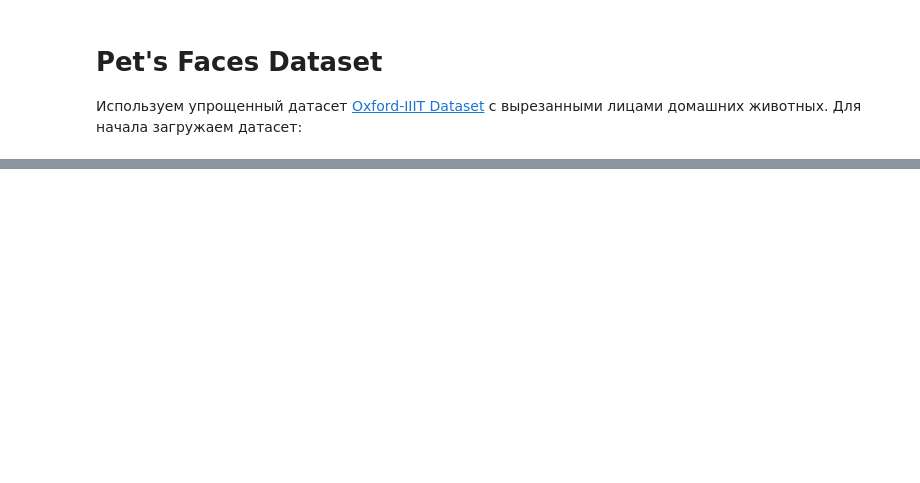
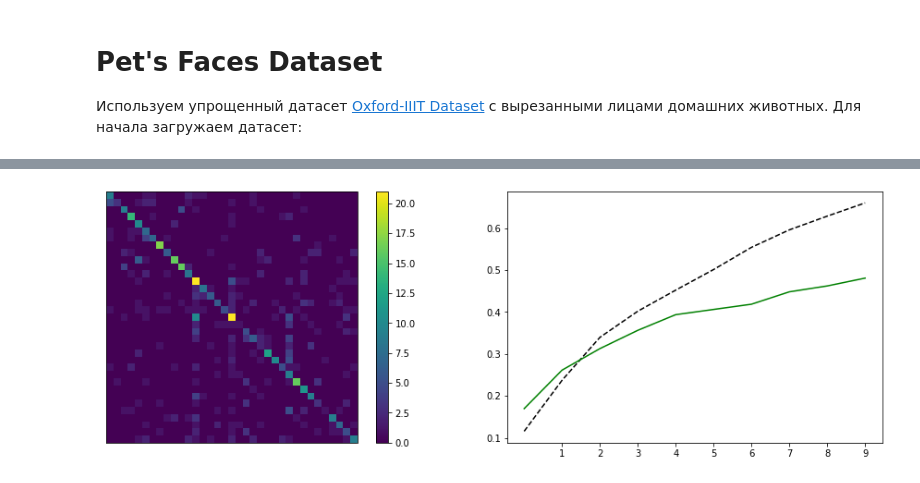
Before and after one commit to iktovr/Artificial-Intelligence, a Jupyter notebook: AI/lab2/Faces.ipynb, the cells around one changed output, grey strips where cells are left out. Drawn from its saved outputs; the diff is of its cells as text; code cells hidden in the pictures; blank space fills up the shorter version.

```diff
--- a/AI/lab2/Faces.ipynb
+++ b/AI/lab2/Faces.ipynb
@@ -38,0 +132,31 @@ def display_images(l,titles=None,fontsize=12):
+# %%
+class MyNet(torch.nn.Module):
+    def __init__(self, conv=[3, 64, 128, 128], kernel=[7, 5, 3], stride=[2, 1, 1], lin=[128, 64, 35], image_size=128, activ=nn.ReLU()):
+        super().__init__()
+        self.conv1 = nn.Conv2d(in_channels = conv[0], out_channels = conv[1], kernel_size = kernel[0], stride = stride[0])
+        self.conv2 = nn.Conv2d(in_channels = conv[1], out_channels = conv[2], kernel_size = kernel[1], stride = stride[1])
+        self.conv3 = nn.Conv2d(in_channels = conv[2], out_channels = conv[3], kernel_size = kernel[2], stride = stride[2])
+        self.pool = nn.MaxPool2d(kernel_size = 2, stride = 2)
+        self.activ = activ
+
+        self.lin_input = image_size
+        for i in range(3):
+            self.lin_input = (self.lin_input - kernel[i] // 2 * 2) // stride[i] // 2
+        self.lin_input *= self.lin_input * conv[-1]
+
+        self.lin1 = nn.Linear(self.lin_input, lin[0])
+        self.lin2 = nn.Linear(lin[0], lin[1])
+        self.lin3 = nn.Linear(lin[1], lin[2])
+
+    def forward(self, x):
+        x = self.pool(self.activ(self.conv1(x)))
+        x = self.pool(self.activ(self.conv2(x)))
+        x = self.pool(self.activ(self.conv3(x)))
+        x = x.view(-1, self.lin_input)
+        x = self.activ(self.lin1(x))
+        x = self.activ(self.lin2(x))
+        x = self.lin3(x)
+        return x
+# %%
+net = MyNet(conv=[3, 64, 96, 128], kernel=[11, 5, 3], stride=[2, 1, 1], lin=[256, 128, 35], activ=nn.Tanh())
+summary(net, (3, 128, 128))
@@ -38,0 +181,3 @@ def display_images(l,titles=None,fontsize=12):
+# %%
+fit(net, train, test, epochs=10, lr=2e-4)
+# %% [output]
@@ -38,0 +195 @@ def display_images(l,titles=None,fontsize=12):
+[figure, added]
```
Also changed, not shown: parts of 18 cells of this notebook.
